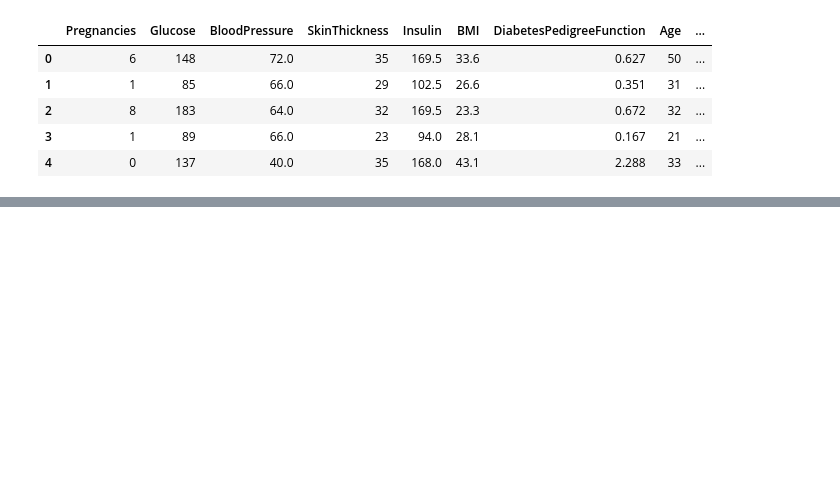
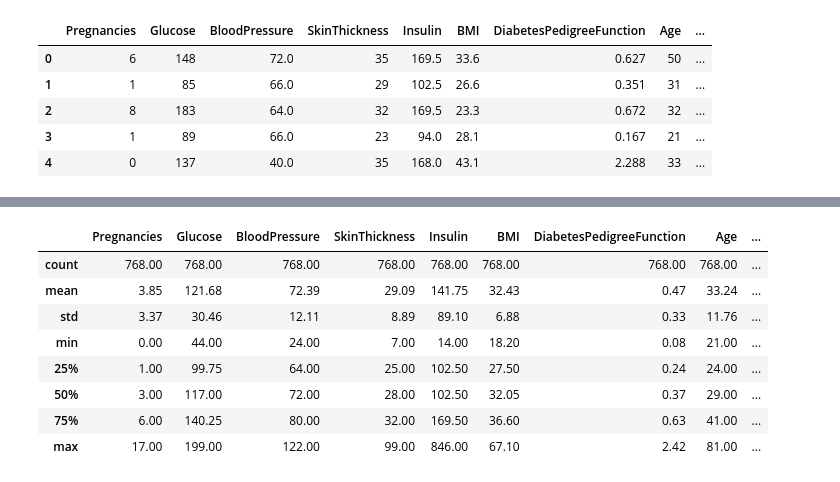
Before and after one commit to simas125/diabetes-risk-analysis, a Jupyter notebook: analysis.ipynb, the cells around one changed output, grey strips where cells are left out. Saved outputs shown, nothing was run; the diff lists cells and outputs as text; code cells hidden in the pictures; blank space fills up the shorter version.

```diff
--- a/analysis.ipynb
+++ b/analysis.ipynb
@@ -13,0 +33,12 @@ df.head(5)
+# %%
+round(df.describe(), 2)
+# %% [output]
+|  | Pregnancies | Glucose | BloodPressure | SkinThickness | Insulin | BMI | DiabetesPedigreeFunction | Age | ... |
+| count | 768.00 | 768.00 | 768.00 | 768.00 | 768.00 | 768.00 | 768.00 | 768.00 | ... |
+| mean | 3.85 | 121.68 | 72.39 | 29.09 | 141.75 | 32.43 | 0.47 | 33.24 | ... |
+| std | 3.37 | 30.46 | 12.11 | 8.89 | 89.10 | 6.88 | 0.33 | 11.76 | ... |
+| min | 0.00 | 44.00 | 24.00 | 7.00 | 14.00 | 18.20 | 0.08 | 21.00 | ... |
+| 25% | 1.00 | 99.75 | 64.00 | 25.00 | 102.50 | 27.50 | 0.24 | 24.00 | ... |
+| 50% | 3.00 | 117.00 | 72.00 | 28.00 | 102.50 | 32.05 | 0.37 | 29.00 | ... |
+| 75% | 6.00 | 140.25 | 80.00 | 32.00 | 169.50 | 36.60 | 0.63 | 41.00 | ... |
+| max | 17.00 | 199.00 | 122.00 | 99.00 | 846.00 | 67.10 | 2.42 | 81.00 | ... |
```
Also changed, not shown: parts of 2 cells of this notebook.
